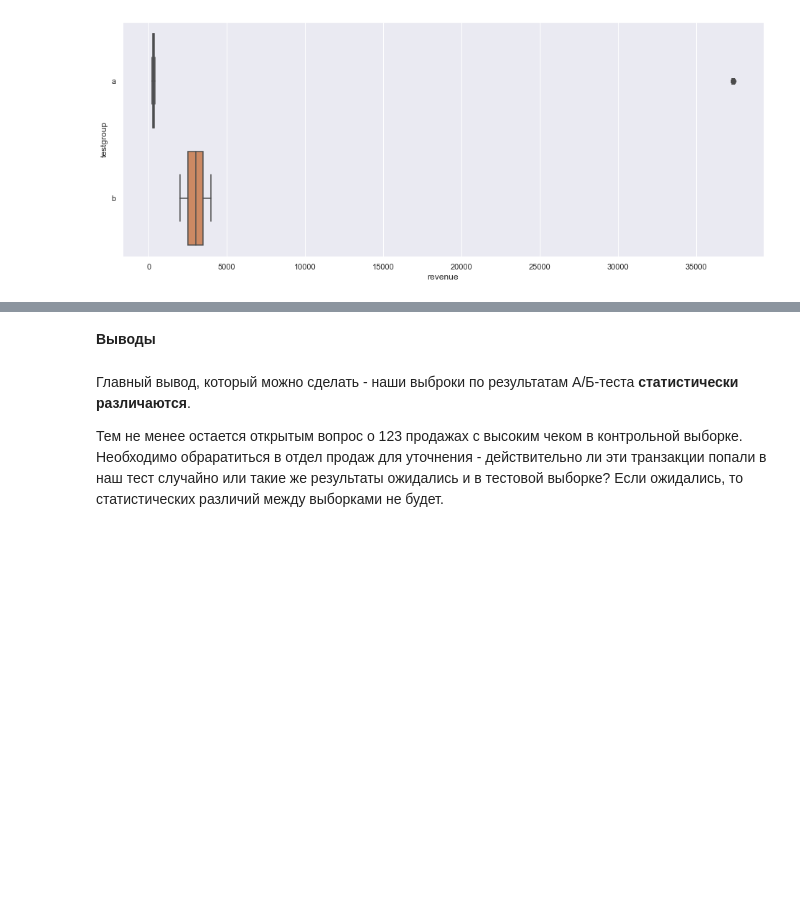
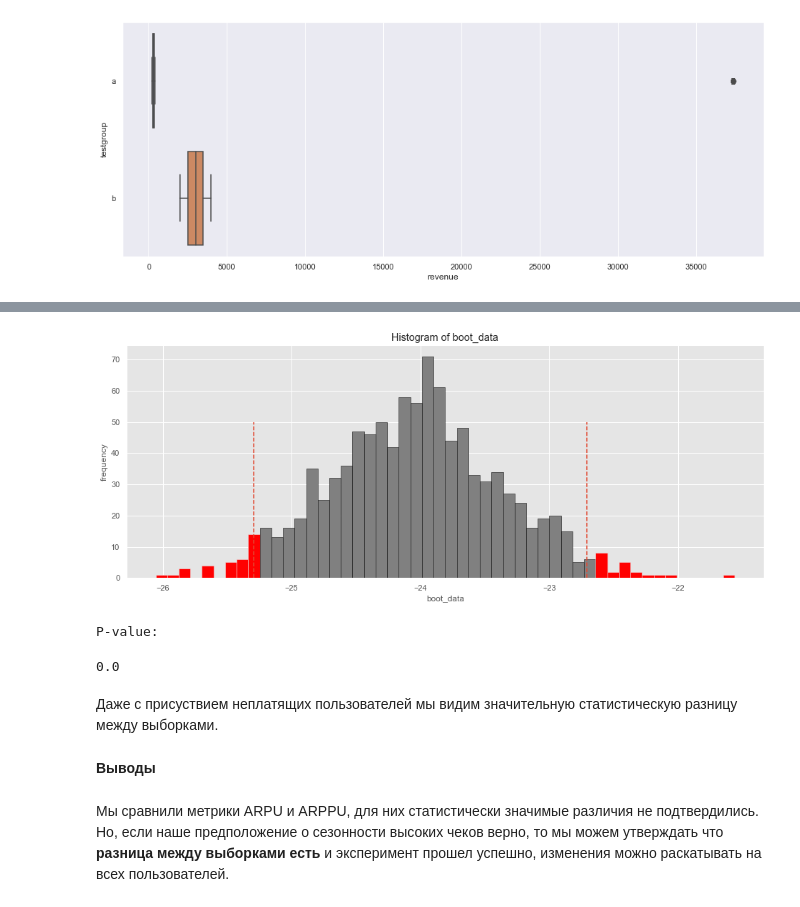
Before and after one commit to minykh/-pet-Mobilegame, a Jupyter notebook: MobileGame-task2.ipynb, the cells around one changed output, grey strips where cells are left out. Saved outputs shown, nothing was run; the diff lists cells and outputs as text; code cells hidden in the pictures; blank space fills up the shorter version.

```diff
--- a/MobileGame-task2.ipynb
+++ b/MobileGame-task2.ipynb
@@ -206,6 +224,19 @@ booted_data["quants"]
+# %%
+booted_data3 = get_bootstrap(
+    df2.query("testgroup=='a' and revenue < 35000").revenue,
+    df2.query(b_with0).revenue)
+# %% [output]
+[figure, added]
+# %%
+print('P-value:')
+round(booted_data3["p_value"], 5)
+# %% [output]
+P-value:
+0.0
+# %% [markdown]
+Даже с присуствием неплатящих пользователей мы видим значительную статистическую разницу между выборками.
 # %% [markdown]
 **Выводы**
 # %% [markdown]
-Главный вывод, который можно сделать - наши выброки по результатам А/Б-теста **статистически различаются**.
-
-Тем не менее остается открытым вопрос о 123 продажах с высоким чеком в контрольной выборке. Необходимо обраратиться в отдел продаж для уточнения - действительно ли эти транзакции попали в наш тест случайно или такие же результаты ожидались и в тестовой выборке? Если ожидались, то статистических различий между выборками не будет.
+Мы сравнили метрики ARPU и ARPPU, для них статистически значимые различия не подтвердились.
+Но, если наше предположение о сезонности высоких чеков верно, то мы можем утверждать что **разница между выборками есть** и эксперимент прошел успешно, изменения можно раскатывать на всех пользователей.
```
Also changed, not shown: parts of 31 cells of this notebook, 1 other file.
